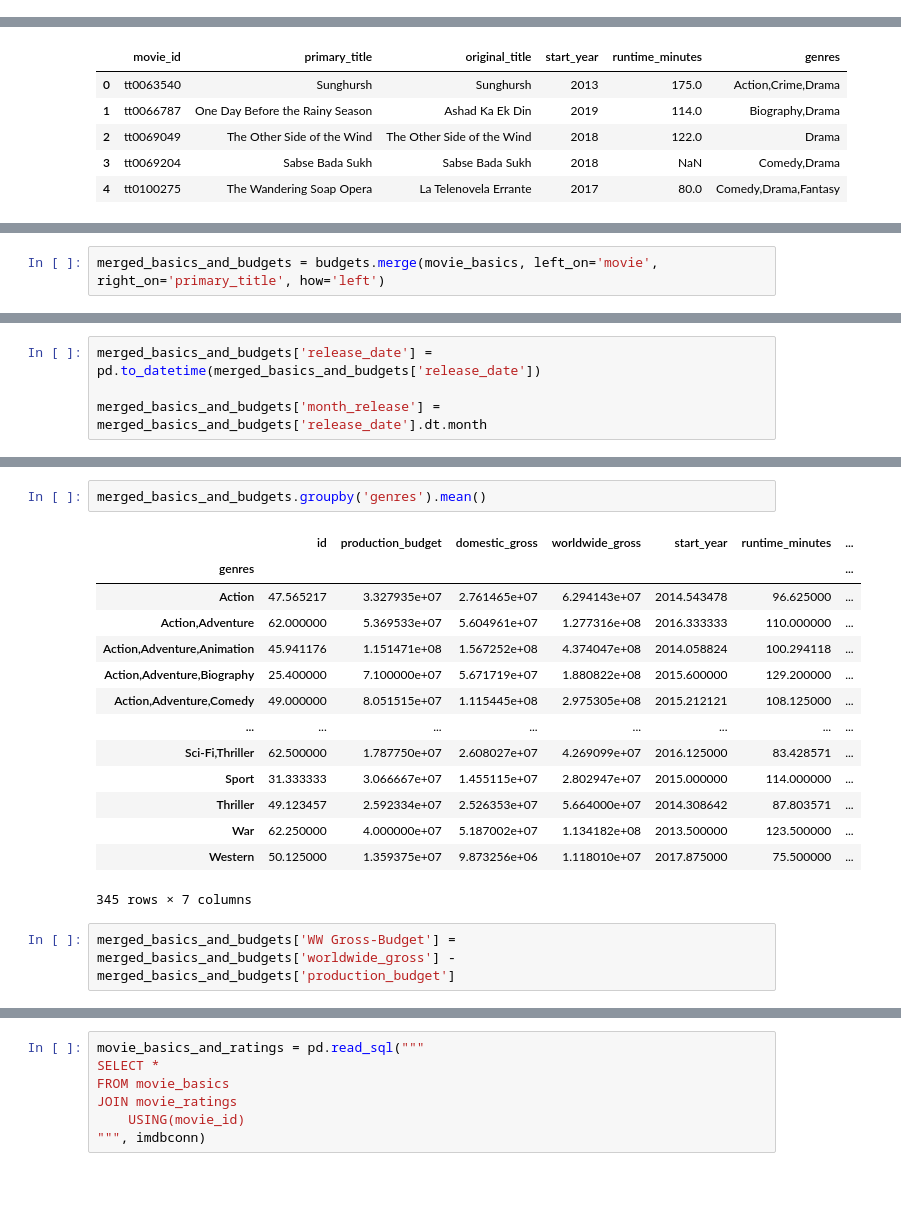
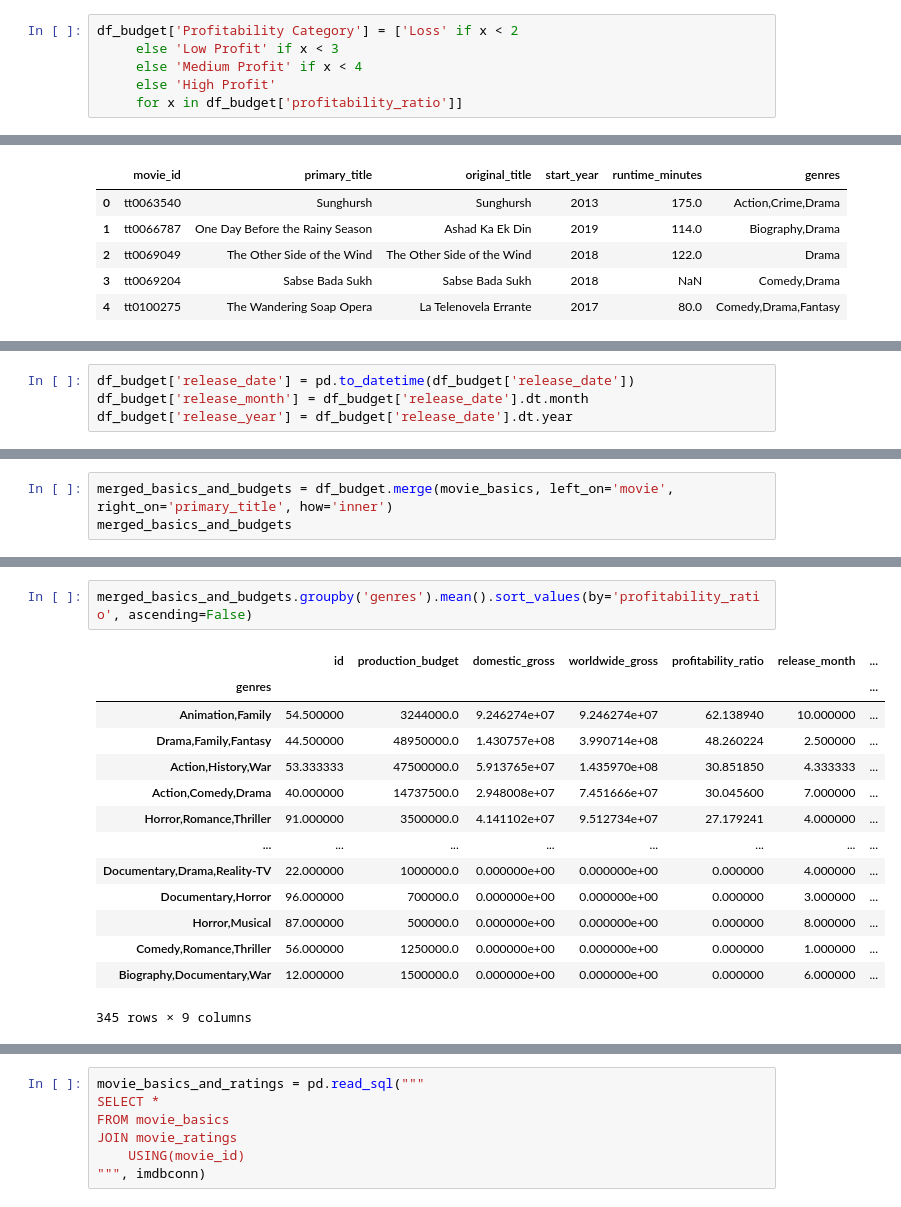
Before and after one commit to kmcneil901/Film-Type-Proposal-09.2023, a Jupyter notebook: student.ipynb, the cells around one changed output, grey strips where cells are left out. Cells and saved outputs as stored; diff of their text form.

```diff
--- a/student.ipynb
+++ b/student.ipynb
@@ -462,0 +331,6 @@ budgets_tmdb.sort_values(by='popularity', ascending=False).head(30)
+# %%
+df_budget['Profitability Category'] = ['Loss' if x < 2
+     else 'Low Profit' if x < 3
+     else 'Medium Profit' if x < 4
+     else 'High Profit'
+     for x in df_budget['profitability_ratio']]
@@ -645,0 +369,4 @@ budgets
+# %%
+df_budget['release_date'] = pd.to_datetime(df_budget['release_date'])
+df_budget['release_month'] = df_budget['release_date'].dt.month
+df_budget['release_year'] = df_budget['release_date'].dt.year
@@ -646,2 +389,3 @@ budgets
 # %%
-merged_basics_and_budgets = budgets.merge(movie_basics, left_on='movie', right_on='primary_title', how='left')
+merged_basics_and_budgets = df_budget.merge(movie_basics, left_on='movie', right_on='primary_title', how='inner')
+merged_basics_and_budgets
@@ -776,4 +405,0 @@ ax.set_ylabel('Worldwide Gross');
-# %%
-merged_basics_and_budgets['release_date'] = pd.to_datetime(merged_basics_and_budgets['release_date'])
-
-merged_basics_and_budgets['month_release'] = merged_basics_and_budgets['release_date'].dt.month
@@ -822,20 +406,18 @@ merged_basics_and_budgets
 # %%
-merged_basics_and_budgets.groupby('genres').mean()
+merged_basics_and_budgets.groupby('genres').mean().sort_values(by='profitability_ratio', ascending=False)
 # %% [output]
-|  | id | production_budget | domestic_gross | worldwide_gross | start_year | runtime_minutes | ... |
+|  | id | production_budget | domestic_gross | worldwide_gross | profitability_ratio | release_month | ... |
 | genres |  |  |  |  |  |  | ... |
-| Action | 47.565217 | 3.327935e+07 | 2.761465e+07 | 6.294143e+07 | 2014.543478 | 96.625000 | ... |
-| Action,Adventure | 62.000000 | 5.369533e+07 | 5.604961e+07 | 1.277316e+08 | 2016.333333 | 110.000000 | ... |
-| Action,Adventure,Animation | 45.941176 | 1.151471e+08 | 1.567252e+08 | 4.374047e+08 | 2014.058824 | 100.294118 | ... |
-| Action,Adventure,Biography | 25.400000 | 7.100000e+07 | 5.671719e+07 | 1.880822e+08 | 2015.600000 | 129.200000 | ... |
-| Action,Adventure,Comedy | 49.000000 | 8.051515e+07 | 1.115445e+08 | 2.975305e+08 | 2015.212121 | 108.125000 | ... |
+| Animation,Family | 54.500000 | 3244000.0 | 9.246274e+07 | 9.246274e+07 | 62.138940 | 10.000000 | ... |
+| Drama,Family,Fantasy | 44.500000 | 48950000.0 | 1.430757e+08 | 3.990714e+08 | 48.260224 | 2.500000 | ... |
+| Action,History,War | 53.333333 | 47500000.0 | 5.913765e+07 | 1.435970e+08 | 30.851850 | 4.333333 | ... |
+| Action,Comedy,Drama | 40.000000 | 14737500.0 | 2.948008e+07 | 7.451666e+07 | 30.045600 | 7.000000 | ... |
+| Horror,Romance,Thriller | 91.000000 | 3500000.0 | 4.141102e+07 | 9.512734e+07 | 27.179241 | 4.000000 | ... |
 | ... | ... | ... | ... | ... | ... | ... | ... |
-| Sci-Fi,Thriller | 62.500000 | 1.787750e+07 | 2.608027e+07 | 4.269099e+07 | 2016.125000 | 83.428571 | ... |
-| Sport | 31.333333 | 3.066667e+07 | 1.455115e+07 | 2.802947e+07 | 2015.000000 | 114.000000 | ... |
-| Thriller | 49.123457 | 2.592334e+07 | 2.526353e+07 | 5.664000e+07 | 2014.308642 | 87.803571 | ... |
-| War | 62.250000 | 4.000000e+07 | 5.187002e+07 | 1.134182e+08 | 2013.500000 | 123.500000 | ... |
-| Western | 50.125000 | 1.359375e+07 | 9.873256e+06 | 1.118010e+07 | 2017.875000 | 75.500000 | ... |
+| Documentary,Drama,Reality-TV | 22.000000 | 1000000.0 | 0.000000e+00 | 0.000000e+00 | 0.000000 | 4.000000 | ... |
+| Documentary,Horror | 96.000000 | 700000.0 | 0.000000e+00 | 0.000000e+00 | 0.000000 | 3.000000 | ... |
+| Horror,Musical | 87.000000 | 500000.0 | 0.000000e+00 | 0.000000e+00 | 0.000000 | 8.000000 | ... |
+| Comedy,Romance,Thriller | 56.000000 | 1250000.0 | 0.000000e+00 | 0.000000e+00 | 0.000000 | 1.000000 | ... |
+| Biography,Documentary,War | 12.000000 | 1500000.0 | 0.000000e+00 | 0.000000e+00 | 0.000000 | 6.000000 | ... |
-345 rows × 7 columns
+345 rows × 9 columns
-# %%
-merged_basics_and_budgets['WW Gross-Budget'] = merged_basics_and_budgets['worldwide_gross'] - merged_basics_and_budgets['production_budget']
 # %%
```
Also changed, not shown: parts of 130 cells of this notebook.
